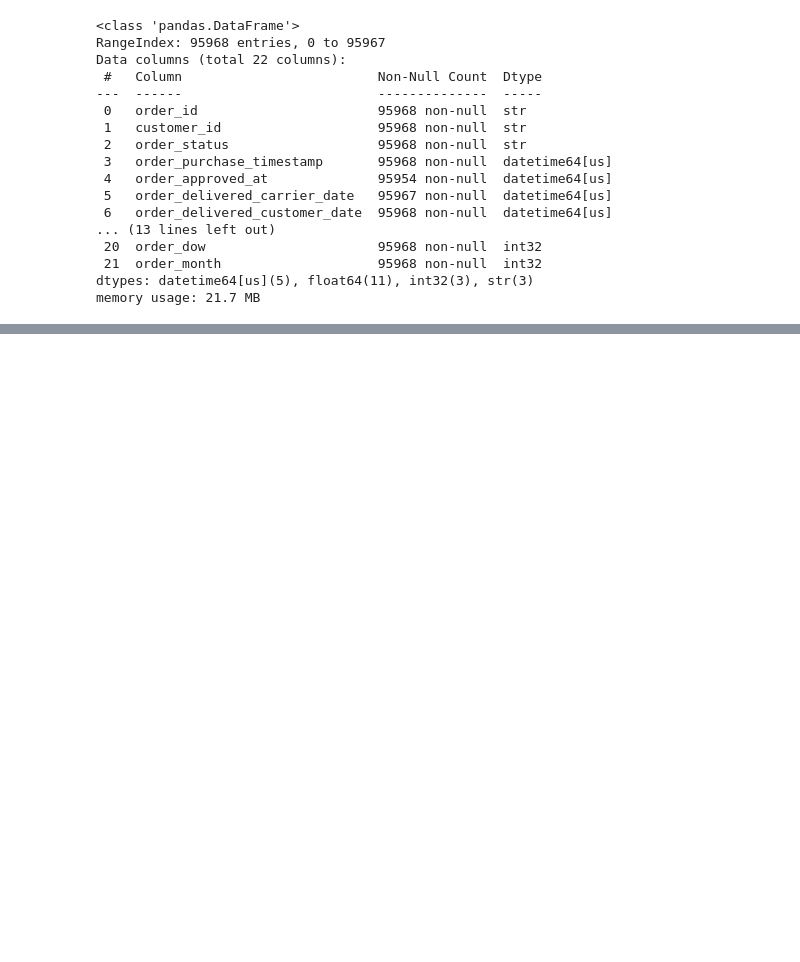
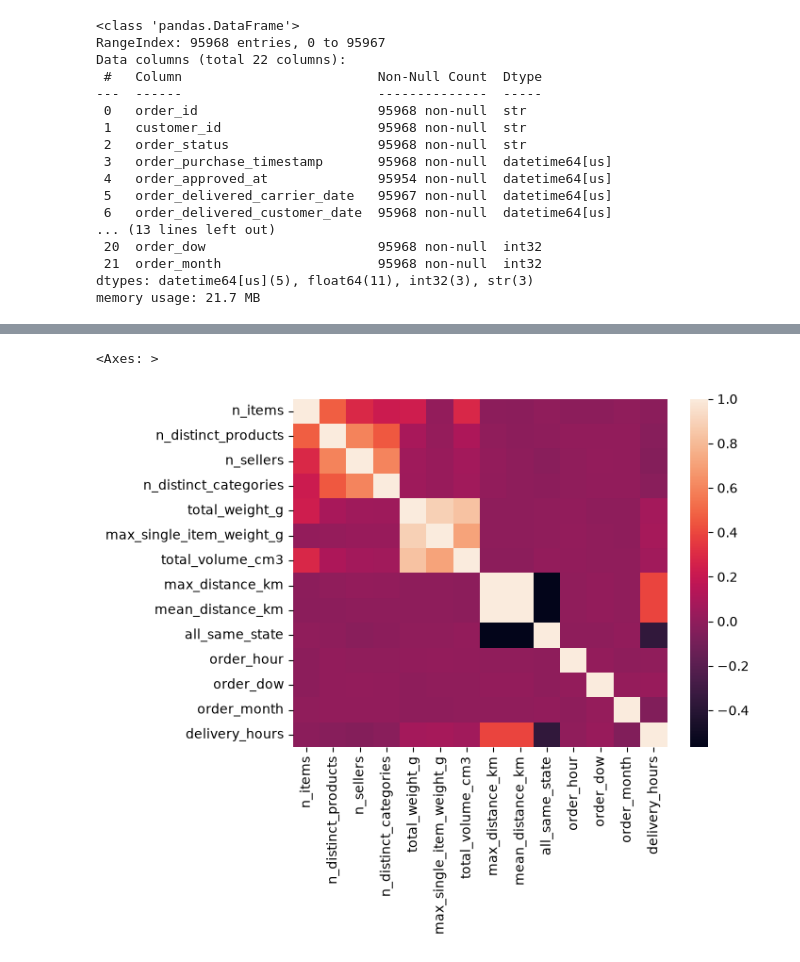
Before and after one commit to Hassangenius/Olist-date-prediction, a Jupyter notebook: Olist_part_2_Sayed_Qassim_X_y.ipynb, the cells around one changed output, grey strips where cells are left out. Drawn from its saved outputs; the diff is of its cells as text; code cells hidden in the pictures; blank space fills up the shorter version.

```diff
--- a/Olist_part_2_Sayed_Qassim_X_y.ipynb
+++ b/Olist_part_2_Sayed_Qassim_X_y.ipynb
@@ -487,0 +494,5 @@ y = ["delivery_hours"]
+# %%
+sns.heatmap(pd.concat([X, y], axis=1).corr())
+# %% [output]
+<Axes: >
+[figure, added]
```
Also changed, not shown: parts of 9 cells of this notebook, 1 other file.
